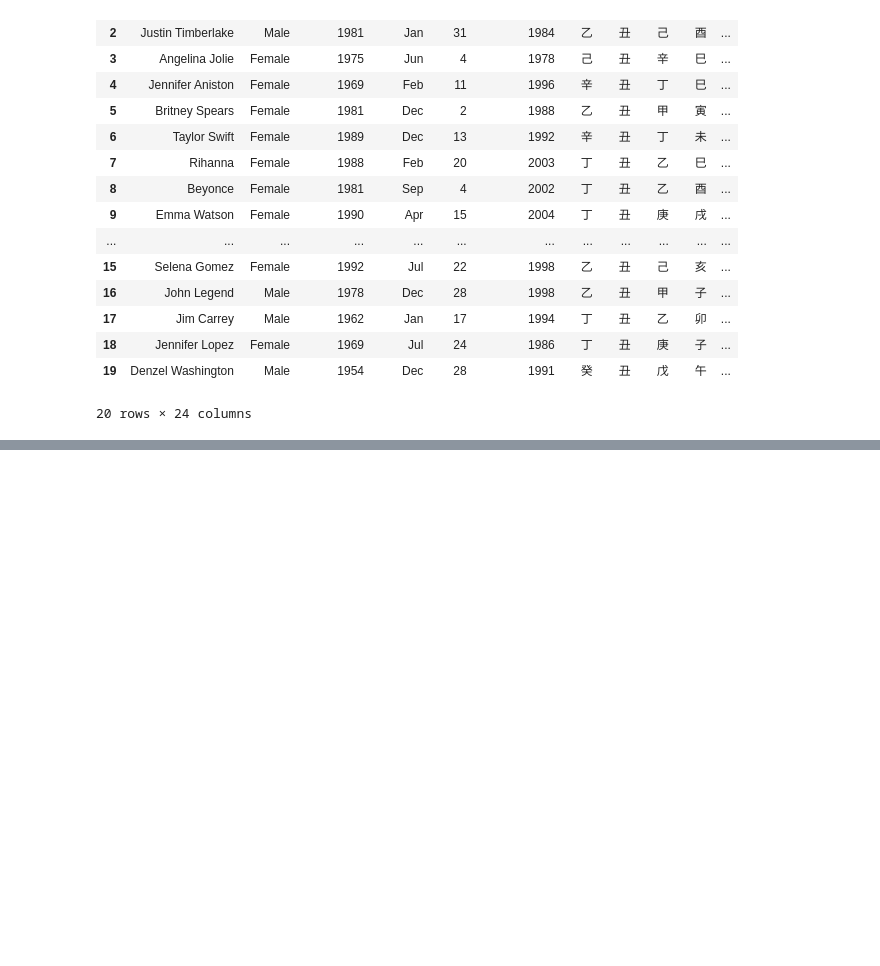
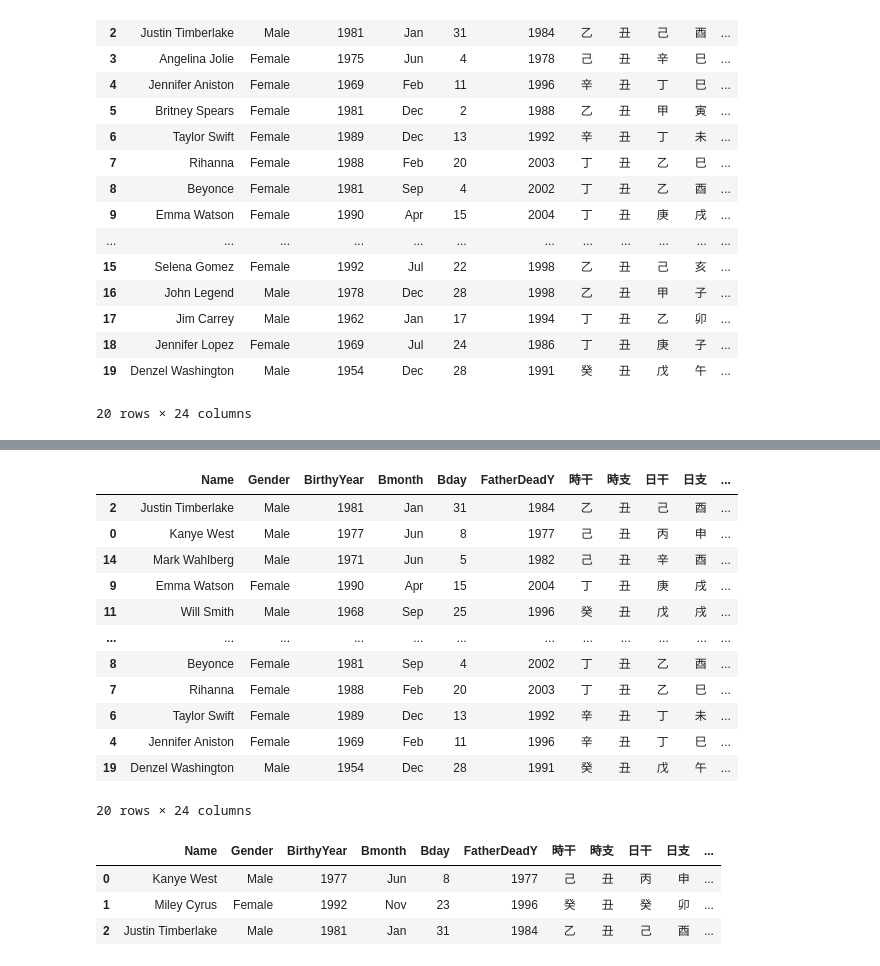
Before and after one commit to ithiria894/FateAi, a Jupyter notebook: Bazi Data Scraping and Analysis/GenerateTenGod.ipynb, the cells around one changed output, grey strips where cells are left out. Cells and saved outputs as stored; diff of their text form; code cells hidden in the pictures; blank space fills up the shorter version.

```diff
--- a/Bazi Data Scraping and Analysis/GenerateTenGod.ipynb
+++ b/Bazi Data Scraping and Analysis/GenerateTenGod.ipynb
@@ -231 +271,18 @@ df
 20 rows × 24 columns
+# %%
+# sort by 比肩
+df.sort_values(by=['比肩'],ascending=False)
+# %% [output]
+|  | Name | Gender | BirthyYear | Bmonth | Bday | FatherDeadY | 時干 | 時支 | 日干 | 日支 | ... |
+| 2 | Justin Timberlake | Male | 1981 | Jan | 31 | 1984 | 乙 | 丑 | 己 | 酉 | ... |
+| 0 | Kanye West | Male | 1977 | Jun | 8 | 1977 | 己 | 丑 | 丙 | 申 | ... |
+| 14 | Mark Wahlberg | Male | 1971 | Jun | 5 | 1982 | 己 | 丑 | 辛 | 酉 | ... |
+| 9 | Emma Watson | Female | 1990 | Apr | 15 | 2004 | 丁 | 丑 | 庚 | 戌 | ... |
+| 11 | Will Smith | Male | 1968 | Sep | 25 | 1996 | 癸 | 丑 | 戊 | 戌 | ... |
+| ... | ... | ... | ... | ... | ... | ... | ... | ... | ... | ... | ... |
+| 8 | Beyonce | Female | 1981 | Sep | 4 | 2002 | 丁 | 丑 | 乙 | 酉 | ... |
+| 7 | Rihanna | Female | 1988 | Feb | 20 | 2003 | 丁 | 丑 | 乙 | 巳 | ... |
+| 6 | Taylor Swift | Female | 1989 | Dec | 13 | 1992 | 辛 | 丑 | 丁 | 未 | ... |
+| 4 | Jennifer Aniston | Female | 1969 | Feb | 11 | 1996 | 辛 | 丑 | 丁 | 巳 | ... |
+| 19 | Denzel Washington | Male | 1954 | Dec | 28 | 1991 | 癸 | 丑 | 戊 | 午 | ... |
+20 rows × 24 columns
@@ -231,0 +295,7 @@ df
+# %%
+df.head(3)
+# %% [output]
+|  | Name | Gender | BirthyYear | Bmonth | Bday | FatherDeadY | 時干 | 時支 | 日干 | 日支 | ... |
+| 0 | Kanye West | Male | 1977 | Jun | 8 | 1977 | 己 | 丑 | 丙 | 申 | ... |
+| 1 | Miley Cyrus | Female | 1992 | Nov | 23 | 1996 | 癸 | 丑 | 癸 | 卯 | ... |
+| 2 | Justin Timberlake | Male | 1981 | Jan | 31 | 1984 | 乙 | 丑 | 己 | 酉 | ... |
```
Also changed, not shown: parts of 18 cells of this notebook, 2 other files.
